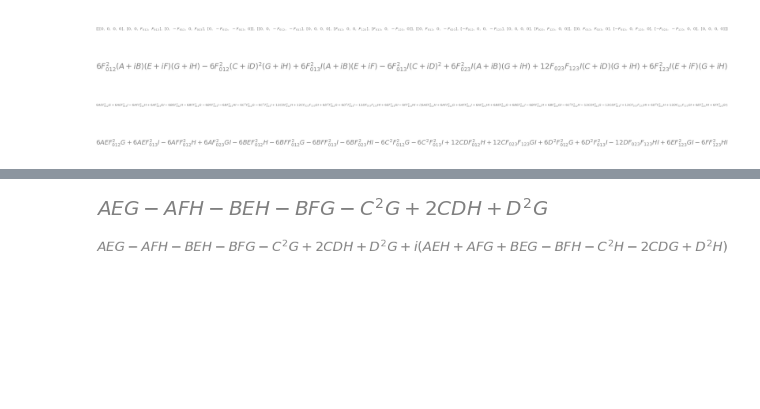
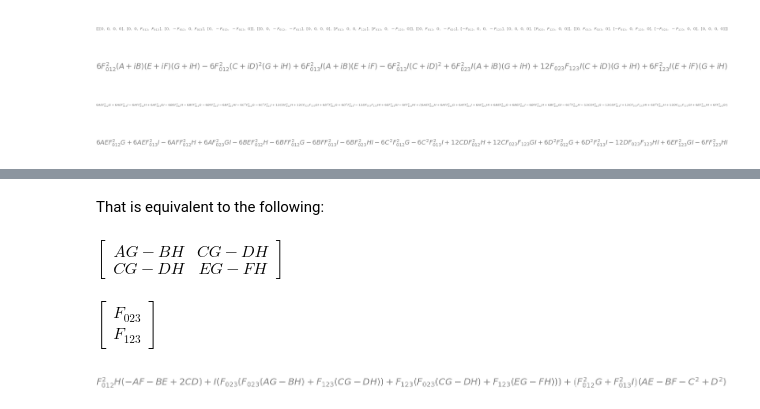
Before and after one commit to jchryssanthacopoulos/complex_spacetime_metrics, a Jupyter notebook: notebooks/q_3/general_conditions_q_3.ipynb, the cells around one changed output, grey strips where cells are left out. Saved outputs shown, nothing was run; the diff lists cells and outputs as text; code cells hidden in the pictures; blank space fills up the shorter version.

```diff
--- a/notebooks/q_3/general_conditions_q_3.ipynb
+++ b/notebooks/q_3/general_conditions_q_3.ipynb
@@ -75,8 +71,21 @@ quadratic_form_simp
-# %%
-sum(quadratic_form_simp.args[2].args[1:])
-# %% [output]
-[figure, removed]
-# %%
-g_mat.det().collect(sympy.I)
-# %% [output]
-[figure, removed]
+# %% [markdown]
+That is equivalent to the following:
+# %%
+X_mat = sympy.Matrix([[A * G - B * H, C * G - D * H], [C * G - D * H, E * G - F * H]])
+X_mat
+# %% [output]
+$\displaystyle \left[\begin{matrix}A G - B H & C G - D H\\C G - D H & E G - F H\end{matrix}\right]$
+# %%
+x_vec = sympy.Matrix([[F_023], [F_123]])
+x_vec
+# %% [output]
+$\displaystyle \left[\begin{matrix}F_{023}\\F_{123}\end{matrix}\right]$
+# %%
+cond_q_3 = (
+    (A * E - C ** 2 - (B * F - D ** 2)) * (G * F_012 ** 2 + I * F_013 ** 2) +
+    H * F_012 ** 2 * (2 * C * D - A * F - B * E) +
+    I * (x_vec.T * X_mat * x_vec)[0, 0]
+)
+cond_q_3
+# %% [output]
+[figure, added]
```
Also changed, not shown: parts of 2 cells of this notebook.
